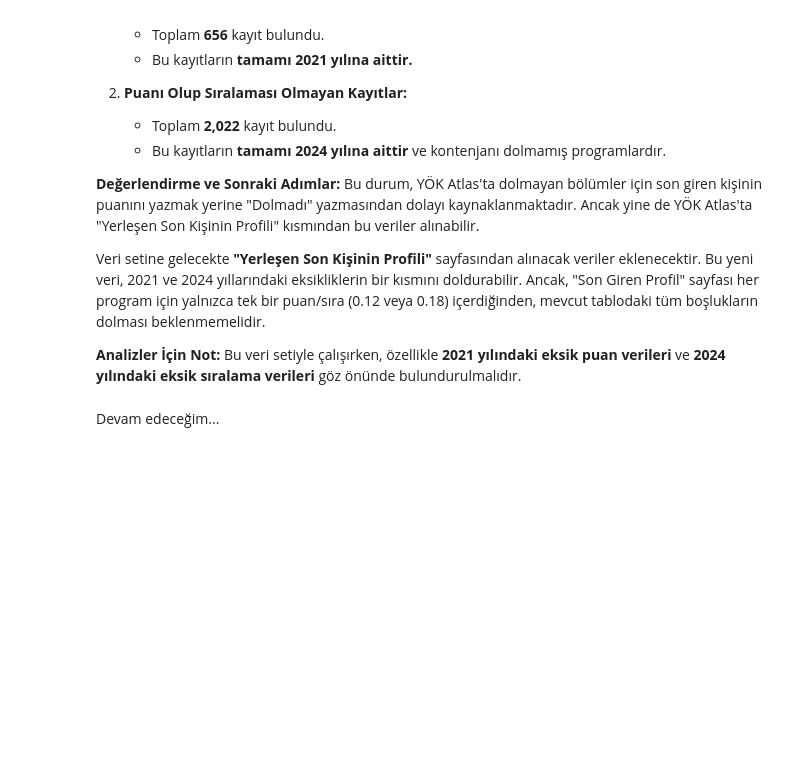
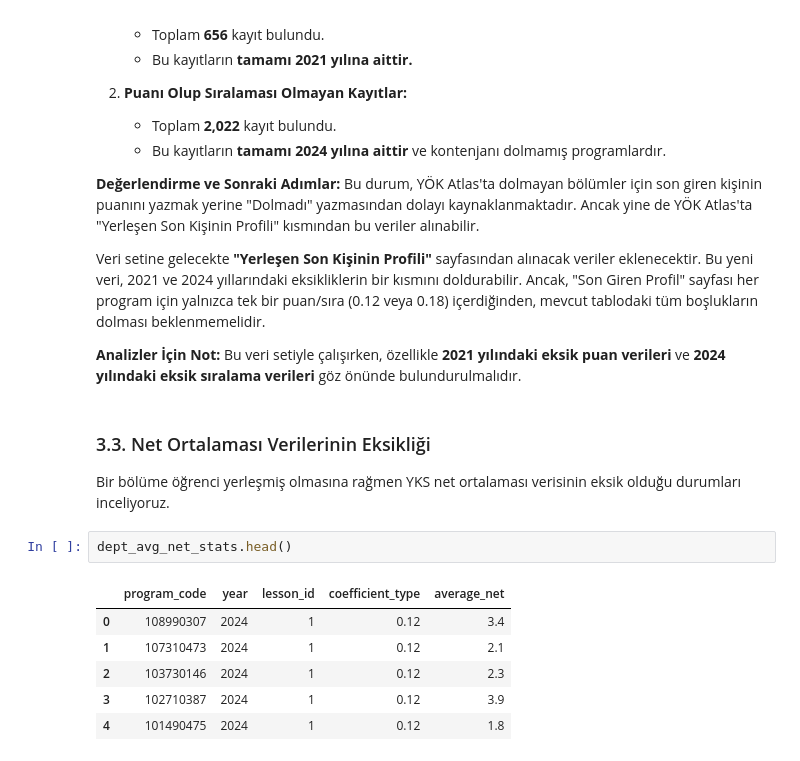
Before and after one commit to izcir/turkish-university-admissions-dataset, a Jupyter notebook: notebooks/yok_data_inconsistencies_tr.ipynb, the cells around one changed output. Cells and saved outputs as stored; diff of their text form; blank space fills up the shorter version.

```diff
--- a/notebooks/yok_data_inconsistencies_tr.ipynb
+++ b/notebooks/yok_data_inconsistencies_tr.ipynb
@@ -201,5 +212,15 @@ Bu durum, YÖK Atlas'ta dolmayan bölümler için son giren kişinin puanını y
 Veri setine gelecekte **"Yerleşen Son Kişinin Profili"** sayfasından alınacak veriler eklenecektir. Bu yeni veri, 2021 ve 2024 yıllarındaki eksikliklerin bir kısmını doldurabilir. Ancak, "Son Giren Profil" sayfası her program için yalnızca tek bir puan/sıra (0.12 veya 0.18) içerdiğinden, mevcut tablodaki tüm boşlukların dolması beklenmemelidir.
 
 **Analizler İçin Not:** Bu veri setiyle çalışırken, özellikle **2021 yılındaki eksik puan verileri** ve **2024 yılındaki eksik sıralama verileri** göz önünde bulundurulmalıdır.
-# %% [markdown]
-Devam edeceğim...
+# %% [markdown]
+### 3.3. Net Ortalaması Verilerinin Eksikliği
+Bir bölüme öğrenci yerleşmiş olmasına rağmen YKS net ortalaması verisinin eksik olduğu durumları inceliyoruz.
+# %%
+dept_avg_net_stats.head()
+# %% [output]
+|  | program_code | year | lesson_id | coefficient_type | average_net |
+| 0 | 108990307 | 2024 | 1 | 0.12 | 3.4 |
+| 1 | 107310473 | 2024 | 1 | 0.12 | 2.1 |
+| 2 | 103730146 | 2024 | 1 | 0.12 | 2.3 |
+| 3 | 102710387 | 2024 | 1 | 0.12 | 3.9 |
+| 4 | 101490475 | 2024 | 1 | 0.12 | 1.8 |
```
Also changed, not shown: parts of 27 cells of this notebook.
